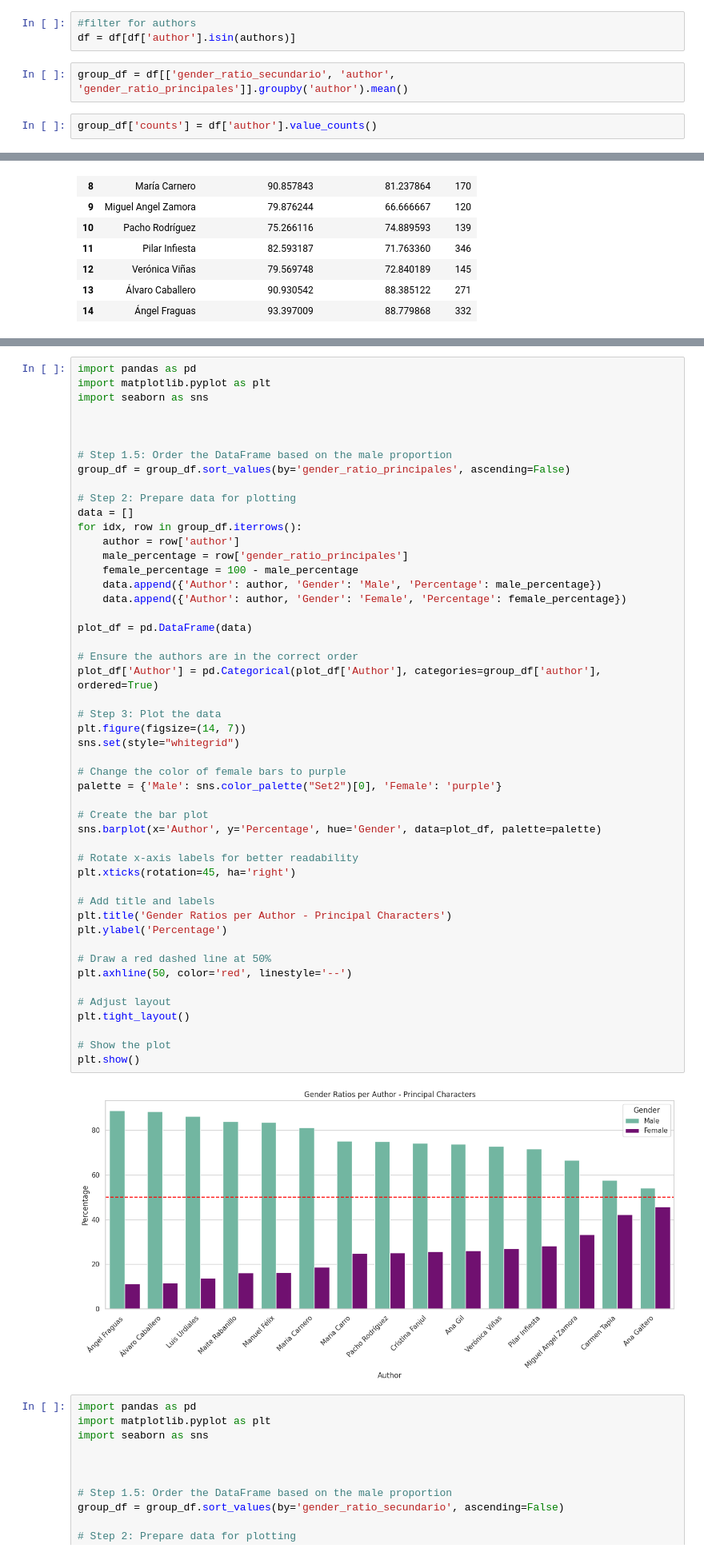
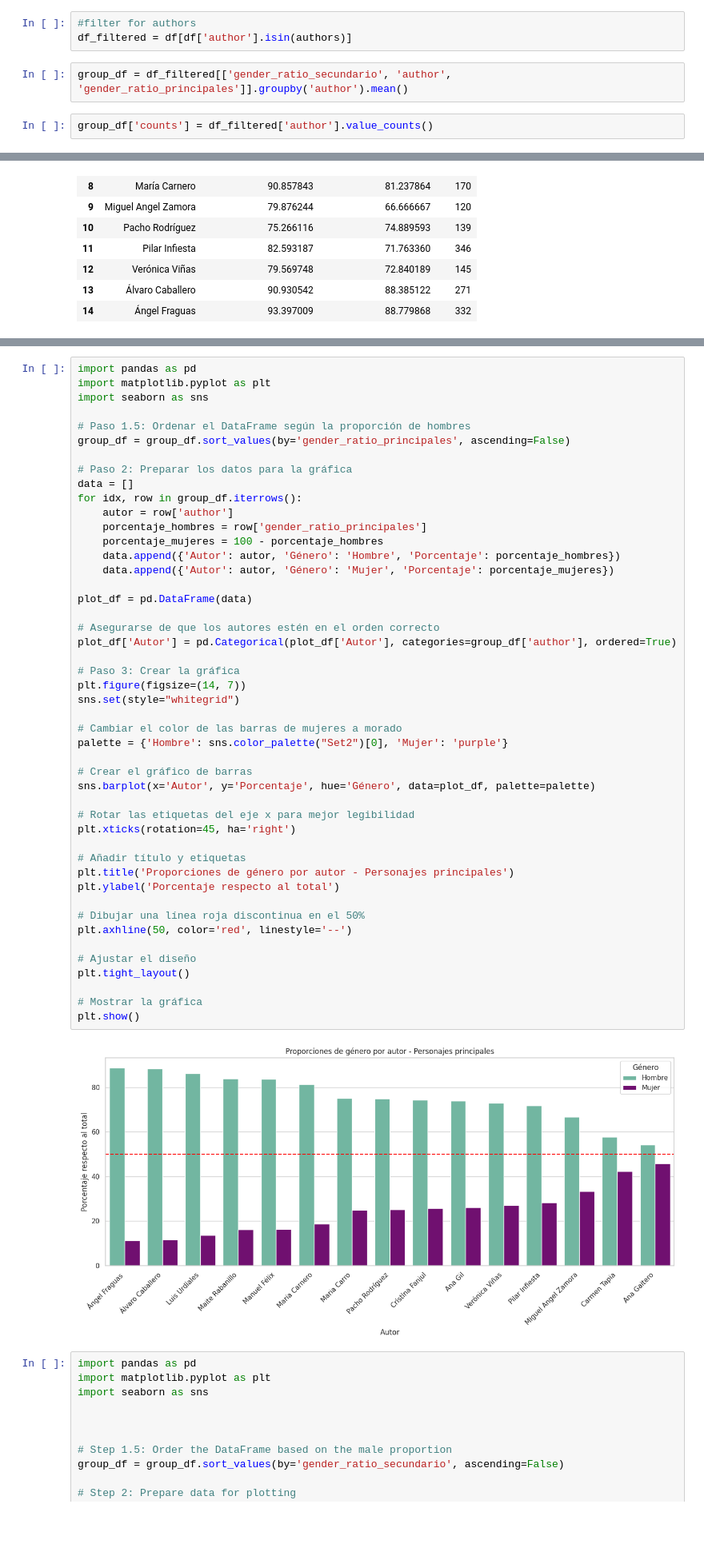
Before and after one commit to Hectruendo/diariodeleon-scraper, a Jupyter notebook: diariodeleon/AI_module/means_by_author.ipynb, the cells around one changed output, grey strips where cells are left out. Shown at 80% size. Drawn from its saved outputs; the diff is of its cells as text; blank space fills up the shorter version.

```diff
--- a/diariodeleon/AI_module/means_by_author.ipynb
+++ b/diariodeleon/AI_module/means_by_author.ipynb
@@ -70,11 +70,11 @@ authors = [
 ]
 # %%
 #filter for authors
-df = df[df['author'].isin(authors)]
+df_filtered = df[df['author'].isin(authors)]
 # %%
-group_df = df[['gender_ratio_secundario', 'author', 'gender_ratio_principales']].groupby('author').mean()
+group_df = df_filtered[['gender_ratio_secundario', 'author', 'gender_ratio_principales']].groupby('author').mean()
 # %%
-group_df['counts'] = df['author'].value_counts()
+group_df['counts'] = df_filtered['author'].value_counts()
 # %%
 # Step 1: Multiply frequency values by 100 to get percentages
 group_df['gender_ratio_principales'] = group_df['gender_ratio_principales'] * 100
@@ -104,54 +116,52 @@ group_df
 # %%
 import pandas as pd
 import matplotlib.pyplot as plt
 import seaborn as sns
 
-
-
-# Step 1.5: Order the DataFrame based on the male proportion
+# Paso 1.5: Ordenar el DataFrame según la proporción de hombres
 group_df = group_df.sort_values(by='gender_ratio_principales', ascending=False)
 
-# Step 2: Prepare data for plotting
+# Paso 2: Preparar los datos para la gráfica
 data = []
 for idx, row in group_df.iterrows():
-    author = row['author']
-    male_percentage = row['gender_ratio_principales']
-    female_percentage = 100 - male_percentage
-    data.append({'Author': author, 'Gender': 'Male', 'Percentage': male_percentage})
-    data.append({'Author': author, 'Gender': 'Female', 'Percentage': female_percentage})
+    autor = row['author']
+    porcentaje_hombres = row['gender_ratio_principales']
+    porcentaje_mujeres = 100 - porcentaje_hombres
+    data.append({'Autor': autor, 'Género': 'Hombre', 'Porcentaje': porcentaje_hombres})
+    data.append({'Autor': autor, 'Género': 'Mujer', 'Porcentaje': porcentaje_mujeres})
 
 plot_df = pd.DataFrame(data)
 
-# Ensure the authors are in the correct order
-plot_df['Author'] = pd.Categorical(plot_df['Author'], categories=group_df['author'], ordered=True)
+# Asegurarse de que los autores estén en el orden correcto
+plot_df['Autor'] = pd.Categorical(plot_df['Autor'], categories=group_df['author'], ordered=True)
 
-# Step 3: Plot the data
+# Paso 3: Crear la gráfica
 plt.figure(figsize=(14, 7))
 sns.set(style="whitegrid")
 
-# Change the color of female bars to purple
-palette = {'Male': sns.color_palette("Set2")[0], 'Female': 'purple'}
+# Cambiar el color de las barras de mujeres a morado
+palette = {'Hombre': sns.color_palette("Set2")[0], 'Mujer': 'purple'}
 
-# Create the bar plot
-sns.barplot(x='Author', y='Percentage', hue='Gender', data=plot_df, palette=palette)
+# Crear el gráfico de barras
+sns.barplot(x='Autor', y='Porcentaje', hue='Género', data=plot_df, palette=palette)
 
-# Rotate x-axis labels for better readability
+# Rotar las etiquetas del eje x para mejor legibilidad
 plt.xticks(rotation=45, ha='right')
 
-# Add title and labels
-plt.title('Gender Ratios per Author - Principal Characters')
-plt.ylabel('Percentage')
+# Añadir título y etiquetas
+plt.title('Proporciones de género por autor - Personajes principales')
+plt.ylabel('Porcentaje respecto al total')
 
-# Draw a red dashed line at 50%
+# Dibujar una línea roja discontinua en el 50%
 plt.axhline(50, color='red', linestyle='--')
 
-# Adjust layout
+# Ajustar el diseño
 plt.tight_layout()
 
-# Show the plot
+# Mostrar la gráfica
 plt.show()
 # %% [output]
-[figure, old version]
+[figure, new version]
 # %%
 import pandas as pd
 import matplotlib.pyplot as plt
```
Also changed, not shown: parts of 2 cells of this notebook, 1 other file.
